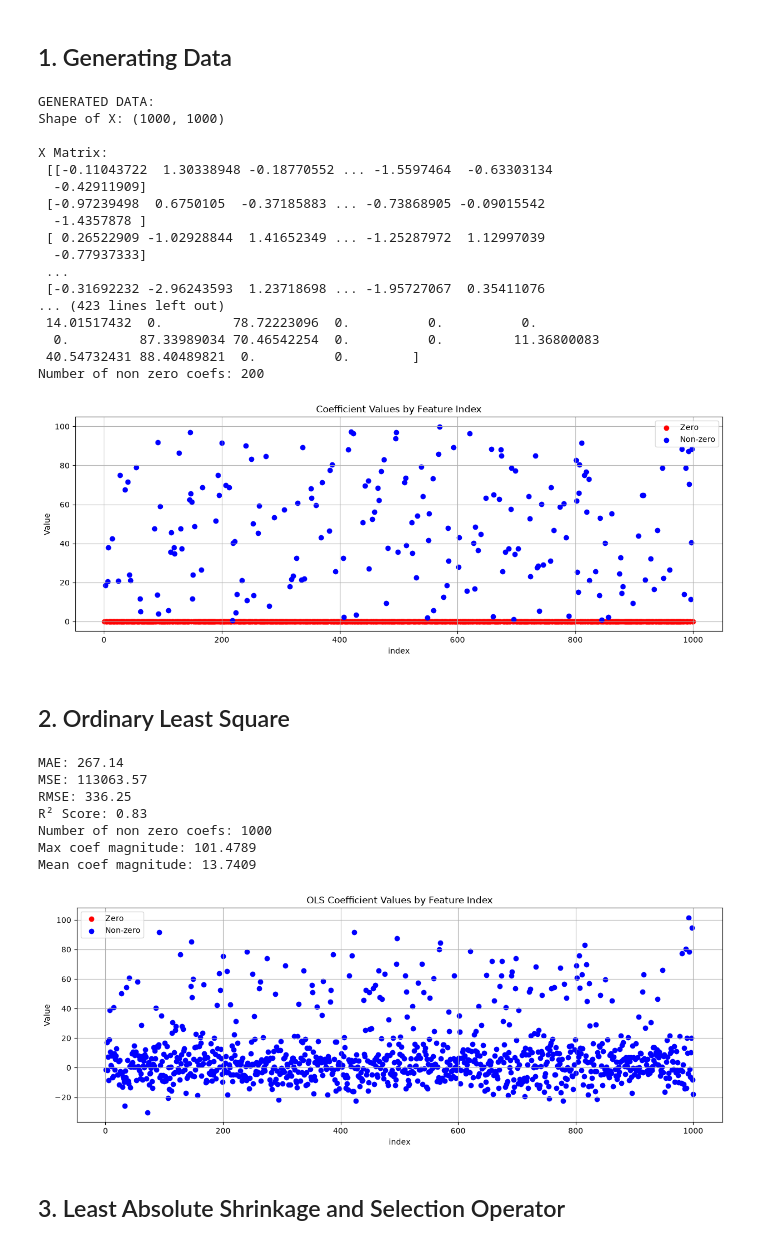
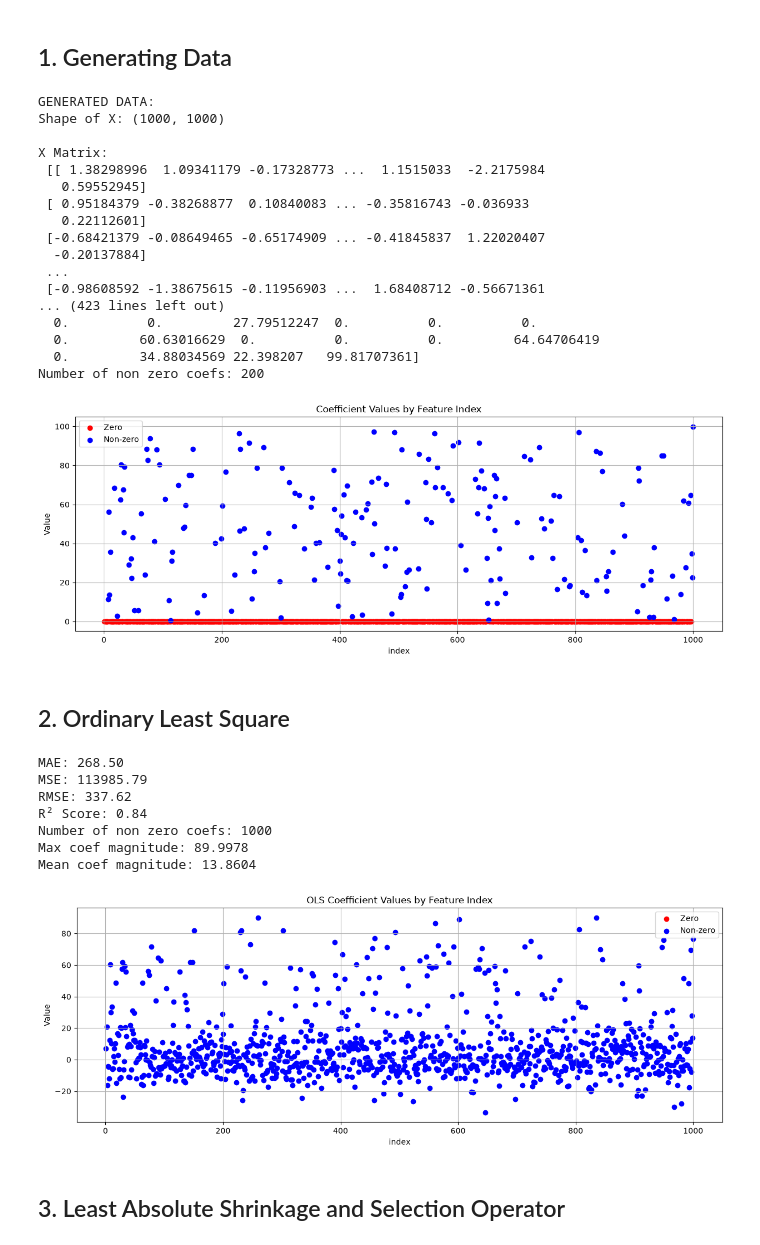
Before and after one commit to vinico-o/Regression-methods-comparison, a Jupyter notebook: false_discoveries.ipynb, the cells around one changed output. Saved outputs shown, nothing was run; the diff lists cells and outputs as text; code cells hidden in the pictures.

```diff
--- a/false_discoveries.ipynb
+++ b/false_discoveries.ipynb
@@ -29,46 +29,46 @@ warnings.filterwarnings('ignore')
 # %%
 X_train, X_test, y_train, y_test, coef = generate_data(
     n_samples=1000,
     n_features=1000,
     n_informative=200,
-    noise=1.0,
+    noise=0.0,
     effective_rank=None,
     tail_strength=0.5
 )
 
 coefficient_plot(coef)
 # %% [output]
 GENERATED DATA:
 Shape of X: (1000, 1000)
 
 X Matrix:
- [[-0.11043722  1.30338948 -0.18770552 ... -1.5597464  -0.63303134
-  -0.42911909]
- [-0.97239498  0.6750105  -0.37185883 ... -0.73868905 -0.09015542
-  -1.4357878 ]
- [ 0.26522909 -1.02928844  1.41652349 ... -1.25287972  1.12997039
-  -0.77937333]
+ [[ 1.38298996  1.09341179 -0.17328773 ...  1.1515033  -2.2175984
+   0.59552945]
+ [ 0.95184379 -0.38268877  0.10840083 ... -0.35816743 -0.036933
+   0.22112601]
+ [-0.68421379 -0.08649465 -0.65174909 ... -0.41845837  1.22020407
+  -0.20137884]
  ...
- [-0.31692232 -2.96243593  1.23718698 ... -1.95727067  0.35411076
+ [-0.98608592 -1.38675615 -0.11956903 ...  1.68408712 -0.56671361
 ... (423 lines left out)
- 14.01517432  0.         78.72223096  0.          0.          0.
-  0.         87.33989034 70.46542254  0.          0.         11.36800083
- 40.54732431 88.40489821  0.          0.        ]
+  0.          0.         27.79512247  0.          0.          0.
+  0.         60.63016629  0.          0.          0.         64.64706419
+  0.         34.88034569 22.398207   99.81707361]
 Number of non zero coefs: 200
-[figure, old version]
+[figure, new version]
 # %% [markdown]
 ## 2. Ordinary Least Square
 # %%
 OLS_model = run_ols(X_train, X_test, y_train, y_test, compute_metrics, coefficient_plot)
 # %% [output]
-MAE: 267.14
-MSE: 113063.57
-RMSE: 336.25
-R² Score: 0.83
+MAE: 268.50
+MSE: 113985.79
+RMSE: 337.62
+R² Score: 0.84
 Number of non zero coefs: 1000
-Max coef magnitude: 101.4789
-Mean coef magnitude: 13.7409
+Max coef magnitude: 89.9978
+Mean coef magnitude: 13.8604
-[figure, old version]
+[figure, new version]
 # %% [markdown]
 ## 3. Least Absolute Shrinkage and Selection Operator
 # %%
```
Also changed, not shown: parts of 12 cells of this notebook, 5 other files.
